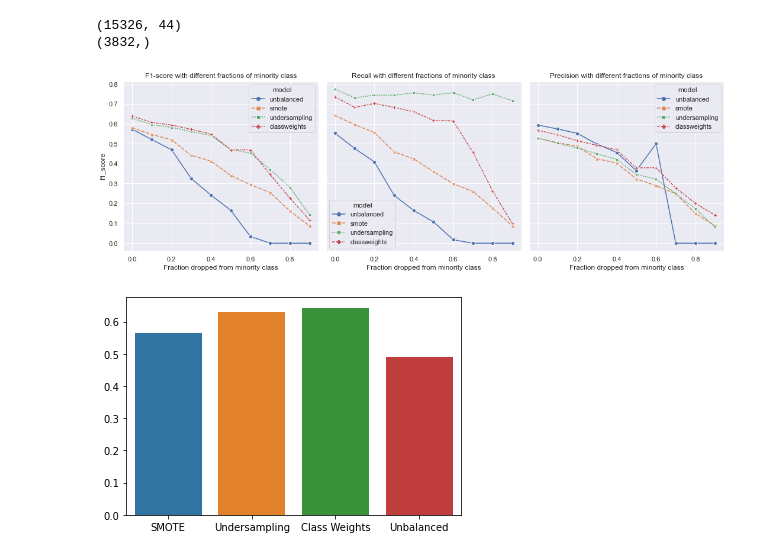
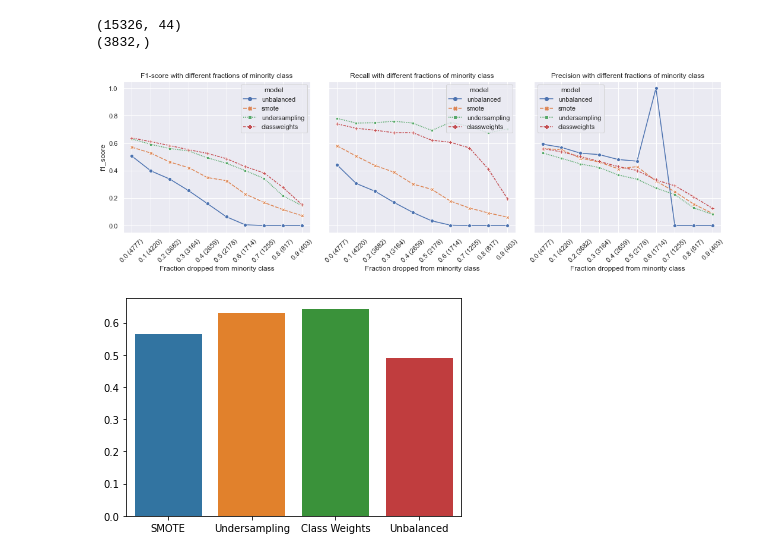
Before and after one commit to Baukebrenninkmeijer/practical-data-science, a Jupyter notebook: class_imbalance.ipynb, the cells around one changed output. Cells and saved outputs as stored; diff of their text form; code cells hidden in the pictures.

Commit message:
add whole bunch of images and files

```diff
--- a/class_imbalance.ipynb
+++ b/class_imbalance.ipynb
@@ -211,4 +157,16 @@ def calculate_score(clf, x_train, y_train, x_test, y_test, name):
 # %%
+import numpy as np
+
+def calculate_score(clf, x_train, y_train, x_test, y_test, name):
+    clf.fit(x_train, y_train)
+    preds = clf.predict(x_test)
+    return {
+        'model': name,
+        'f1_score': f1_score(y_test, preds),
+        'recall': recall_score(y_test, preds),
+        'precision': precision_score(y_test, preds)
+    }
+
 def calculate_metrics(model, df):
     x_train, x_test, y_train, y_test = train_test_split(
         df.drop('target', axis=1),
@@ -218,10 +176,10 @@ def calculate_metrics(model, df):
         random_state=41,
     )
 
-
     if model == 'classweights':
         clf = RandomForestClassifier(class_weight='balanced', random_state=42, n_estimators=50,
                                      min_samples_leaf=5, n_jobs=-1)
+
     else:
         clf = RandomForestClassifier(random_state=42, n_estimators=50, min_samples_leaf=5, n_jobs=-1)
 
@@ -241,27 +199,42 @@ def loop_models(df):
         idxs = df.loc[df.target == 1].sample(frac=i/10).index.values
         df_dropped = df.drop(idxs)
         for j in ['unbalanced', 'smote', 'undersampling', 'classweights']:
-            results.append({'frac_dropped': i/10, **calculate_metrics(model=j, df=df_dropped)})
+            results.append({
+                'frac_dropped': i/10,
+                'abs(y)': len(df_dropped.loc[df_dropped.target == 1]),
+                **calculate_metrics(model=j, df=df_dropped)}
+                )
     return results
 
 res = loop_models(df)
 # %%
 res_df = pd.DataFrame(res)
 sns.set()
 
+res_df['frac_dropped'] = res_df.frac_dropped.astype(str) + ' (' + res_df['abs(y)'].astype(str) + ')'
+
 fig, axes = plt.subplots(ncols=3, figsize=(15, 5), sharey=True)
-sns.lineplot(data=res_df, y='f1_score', x='frac_dropped', hue='model', ax=axes[0], markers=True, style='model')
-axes[0].title.set_text('F1-score with different fractions of minority class')
-axes[0].set_xlabel('Fraction dropped from minority class')
 
-sns.lineplot(data=res_df, y='recall', x='frac_dropped', hue='model', ax=axes[1], markers=True, style='model')
-axes[1].title.set_text('Recall with different fractions of minority class')
-axes[1].set_xlabel('Fraction dropped from minority class')
+ax_idx = 0
+sns.lineplot(data=res_df, y='f1_score', x='frac_dropped', hue='model', ax=axes[ax_idx], markers=True, style='model')
+axes[ax_idx].title.set_text('F1-score with different fractions of minority class')
+axes[ax_idx].set_xlabel('Fraction dropped from minority class')
+axes[ax_idx].tick_params(axis='x', labelrotation = 45)
 
-sns.lineplot(data=res_df, y='precision', x='frac_dropped', hue='model', ax=axes[2], markers=True, style='model')
-axes[2].title.set_text('Precision with different fractions of minority class')
-axes[2].set_xlabel('Fraction dropped from minority class')
+ax_idx = 1
+sns.lineplot(data=res_df, y='recall', x='frac_dropped', hue='model', ax=axes[ax_idx], markers=True, style='model')
+axes[ax_idx].title.set_text('Recall with different fractions of minority class')
+axes[ax_idx].set_xlabel('Fraction dropped from minority class')
+axes[ax_idx].tick_params(axis='x', labelrotation = 45)
+
+ax_idx = 2
+sns.lineplot(data=res_df, y='precision', x='frac_dropped', hue='model', ax=axes[ax_idx], markers=True, style='model')
+axes[ax_idx].title.set_text('Precision with different fractions of minority class')
+axes[ax_idx].set_xlabel('Fraction dropped from minority class')
+axes[ax_idx].tick_params(axis='x', labelrotation = 45)
+
 fig.tight_layout()
+
 fig.savefig('images/class_weights_results.png', dpi=100)
 # %% [output]
-[figure, old version]
+[figure, new version]
```
Also changed, not shown: parts of 14 cells of this notebook, 17 other files.
